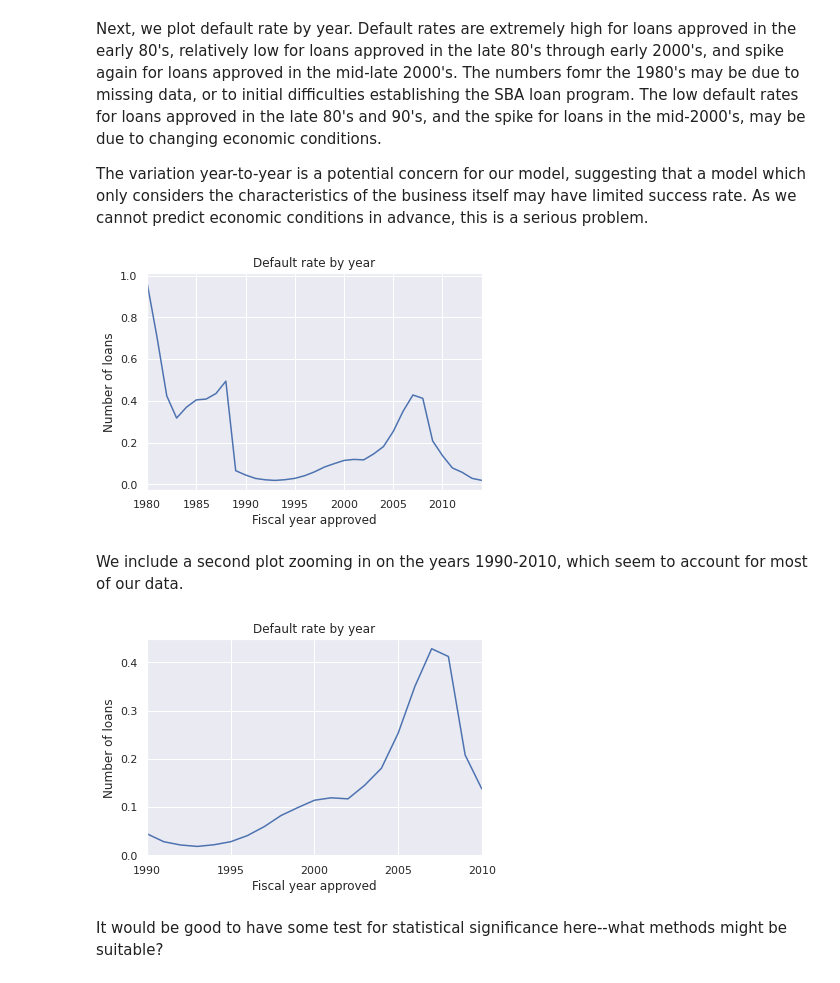
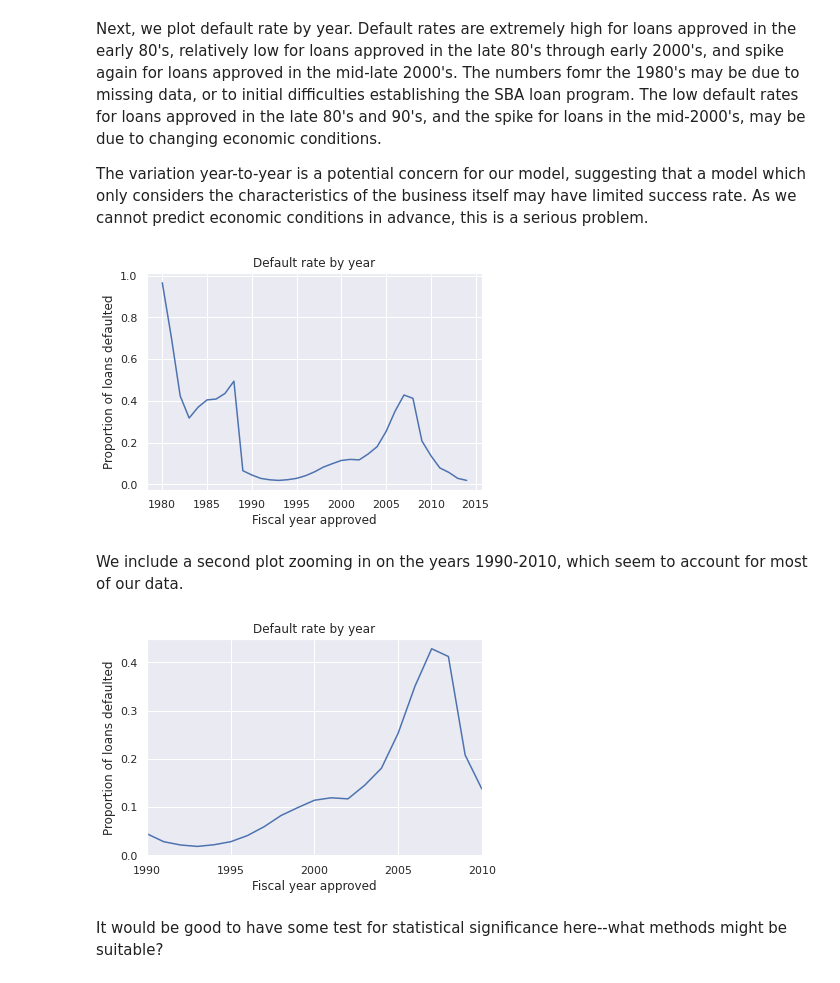
Before and after one commit to rkarpman/SpringboardCapstone2, a Jupyter notebook: Notebooks/4-capstone-EDA.ipynb, the cells around one changed output. Saved outputs shown, nothing was run; the diff lists cells and outputs as text; code cells hidden in the pictures.

Commit message:
Fixed captions on plots by year, fixed plot of number of loans by year

```diff
--- a/Notebooks/4-capstone-EDA.ipynb
+++ b/Notebooks/4-capstone-EDA.ipynb
@@ -469,30 +471,28 @@ Next, we plot default rate by year. Default rates are extremely high for loans a
 
 The variation year-to-year is a potential concern for our model, suggesting that a model which only considers the characteristics of the business itself may have limited success rate. As we cannot predict economic conditions in advance, this is a serious problem.
 # %%
-by_year = df.groupby('ApprovalFY')['Default'].mean()
+by_year = df.groupby('year')['Default'].mean()
 ## Plot default rates by year. We see that there is a large spike for loans approved in mid-80's,
 ## and another large one for loans approved in the late 2000's.
 by_year.plot(ylabel = 'Proportion of loans defaulted')
 plt.title('Default rate by year')
 plt.xlabel('Fiscal year approved')
-plt.ylabel('Number of loans')
 plt.show()
 # %% [output]
-[figure, old version]
+[figure, new version]
 # %% [markdown]
 We include a second plot zooming in on the years 1990-2010, which seem to account for most of our data.
 # %%
 by_year = df.loc[(df['ApprovalFY'] >= pd.to_datetime('1990-01-01')) &
                  (df['ApprovalFY'] <= pd.to_datetime('2010-01-01'))].groupby('ApprovalFY')['Default'].mean()
-## Plot default rates by year. We see that there is a large spike for loans approved in mid-80's,
-## and another large one for loans approved in the late 2000's.
+## Zoom in on the date range 1990-2010
 by_year.plot(ylabel = 'Proportion of loans defaulted')
 plt.title('Default rate by year')
 plt.xlabel('Fiscal year approved')
-plt.ylabel('Number of loans')
+plt.savefig('../Reports/Figures/year.svg')
 plt.show()
 # %% [output]
-[figure, old version]
+[figure, new version]
 # %% [markdown]
 It would be good to have some test for statistical significance here--what methods might be suitable?
 # %% [markdown]
```
Also changed, not shown: parts of 4 cells of this notebook.
